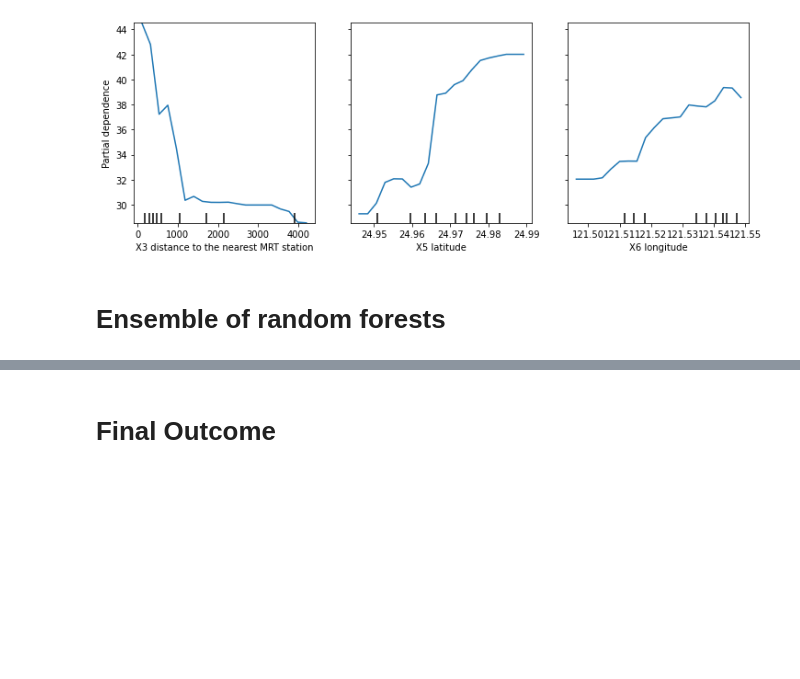
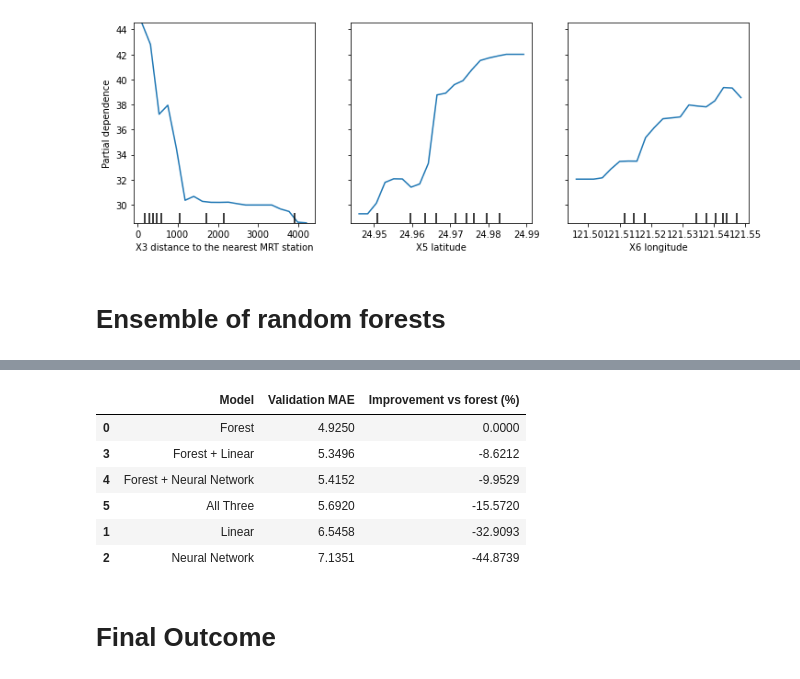
Before and after one commit to nswekosk/deep-learning-practice, a Jupyter notebook: tabular/real-estate-valuator-predictor.ipynb, the cells around one changed output, grey strips where cells are left out. Cells and saved outputs as stored; diff of their text form; code cells hidden in the pictures; blank space fills up the shorter version.

```diff
--- a/tabular/real-estate-valuator-predictor.ipynb
+++ b/tabular/real-estate-valuator-predictor.ipynb
@@ -879,3 +1002,40 @@ rf_final_summary
+# %%
+# One absolute error per home and model; average down the rows to get MAE.
+mixed_abs_errors = mixed_val_preds.sub(blend_targets, axis=0).abs()
+mixed_maes = mixed_abs_errors.mean(axis=0)
+
+# Check that the snapshots reproduce the standalone scores from this run.
+expected_maes = {
+    "Forest": rf_final_summary["Validation MAE"],
+    "Linear": lin_loss.item(),
+    "Neural Network": nn_loss.item(),
+}
+
+for name, expected in expected_maes.items():
+    assert np.isclose(mixed_maes[name], expected, rtol=1e-5, atol=1e-5), (
+        f"{name}: predictions and saved MAE do not match. Check execution order."
+    )
+
+mixed_model_summary = mixed_maes.rename_axis("Model").reset_index(
+    name="Validation MAE"
+)
+
+forest_mae = mixed_maes["Forest"]
+mixed_model_summary["Improvement vs forest (%)"] = (
+    100 * (forest_mae - mixed_model_summary["Validation MAE"]) / forest_mae
+    if forest_mae > 0 else np.nan
+)
+
+mixed_model_summary = mixed_model_summary.sort_values("Validation MAE")
+mixed_model_summary.round(4)
+# %% [output]
+|  | Model | Validation MAE | Improvement vs forest (%) |
+| 0 | Forest | 4.9250 | 0.0000 |
+| 3 | Forest + Linear | 5.3496 | -8.6212 |
+| 4 | Forest + Neural Network | 5.4152 | -9.9529 |
+| 5 | All Three | 5.6920 | -15.5720 |
+| 1 | Linear | 6.5458 | -32.9093 |
+| 2 | Neural Network | 7.1351 | -44.8739 |
 # %% [markdown]
 # Final Outcome
 # %%
```
Also changed, not shown: parts of 14 cells of this notebook.
